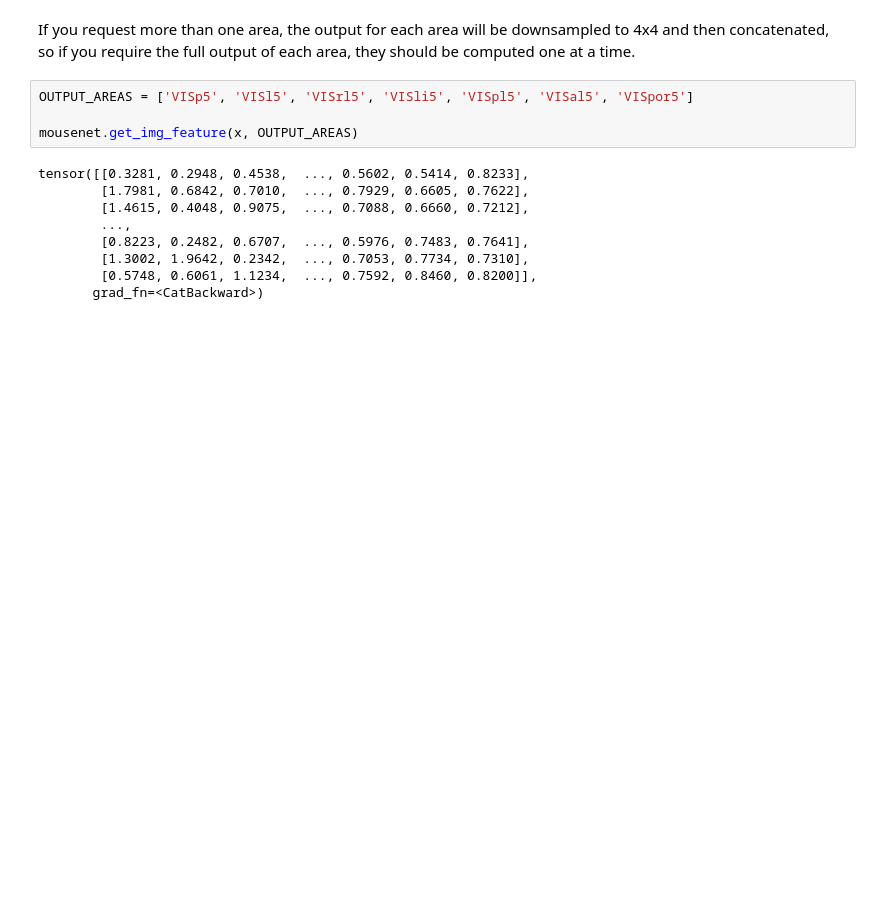
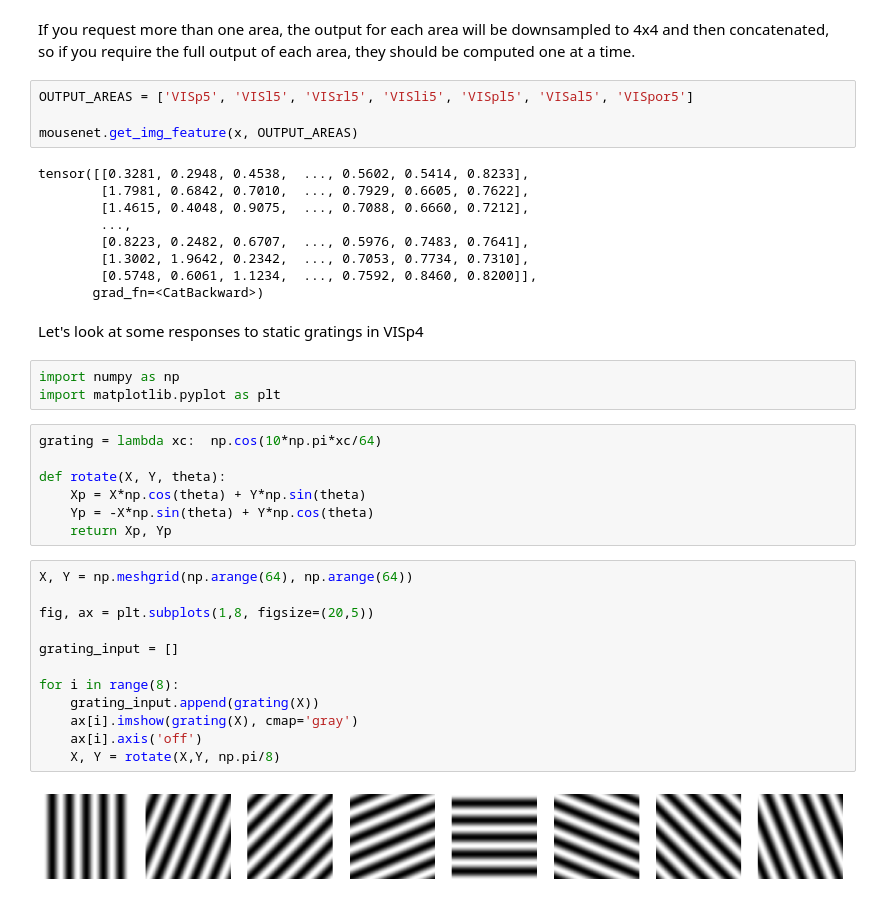
Before and after one commit to mabuice/Mouse_CNN, a Jupyter notebook: example/MouseNet_Demo.ipynb, the cells around one changed output. Drawn from its saved outputs; the diff is of its cells as text; blank space fills up the shorter version.

```diff
--- a/example/MouseNet_Demo.ipynb
+++ b/example/MouseNet_Demo.ipynb
@@ -122,3 +122,29 @@ tensor([[0.3281, 0.2948, 0.4538,  ..., 0.5602, 0.5414, 0.8233],
         [1.3002, 1.9642, 0.2342,  ..., 0.7053, 0.7734, 0.7310],
         [0.5748, 0.6061, 1.1234,  ..., 0.7592, 0.8460, 0.8200]],
        grad_fn=<CatBackward>)
+# %% [markdown]
+Let's look at some responses to static gratings in VISp4
+# %%
+import numpy as np
+import matplotlib.pyplot as plt
+# %%
+grating = lambda xc:  np.cos(10*np.pi*xc/64)
+
+def rotate(X, Y, theta):
+    Xp = X*np.cos(theta) + Y*np.sin(theta)
+    Yp = -X*np.sin(theta) + Y*np.cos(theta)
+    return Xp, Yp
+# %%
+X, Y = np.meshgrid(np.arange(64), np.arange(64))
+
+fig, ax = plt.subplots(1,8, figsize=(20,5))
+
+grating_input = []
+
+for i in range(8):
+    grating_input.append(grating(X))
+    ax[i].imshow(grating(X), cmap='gray')
+    ax[i].axis('off')
+    X, Y = rotate(X,Y, np.pi/8)
+# %% [output]
+[figure, added]
```
Also changed, not shown: parts of 5 cells of this notebook.
